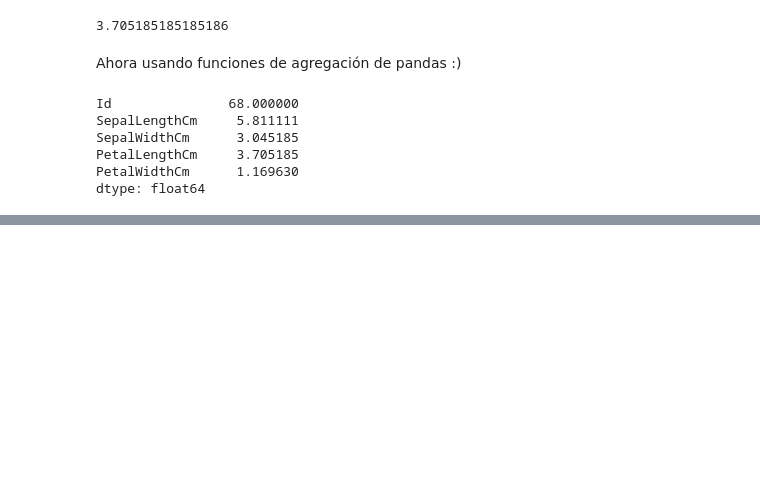
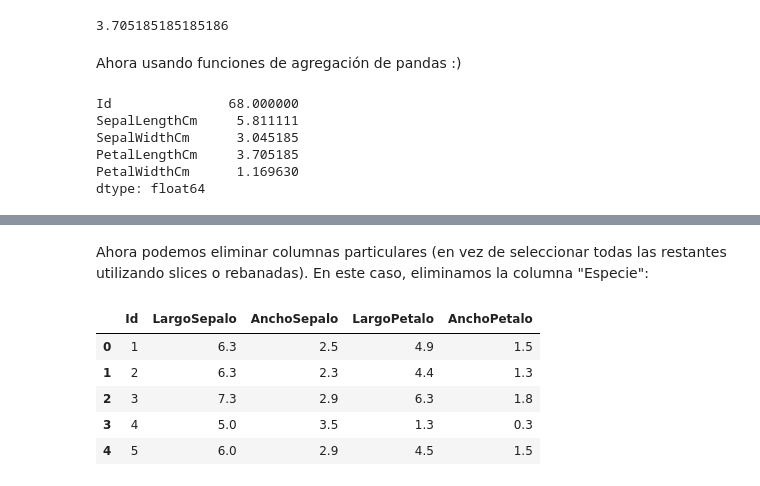
Before and after one commit to aboltCD/aboltCD, a Jupyter notebook: Pandas_Ejemplos.ipynb, the cells around one changed output, grey strips where cells are left out. Drawn from its saved outputs; the diff is of its cells as text; code cells hidden in the pictures; blank space fills up the shorter version.

```diff
--- a/Pandas_Ejemplos.ipynb
+++ b/Pandas_Ejemplos.ipynb
@@ -111,0 +147,12 @@ dtype: float64
+# %% [markdown]
+Ahora podemos eliminar columnas particulares (en vez de seleccionar todas las restantes utilizando slices o rebanadas). En este caso, eliminamos la columna "Especie":
+# %%
+iris_mod2 = iris_mod.drop(columns=['Especie'])
+iris_mod2.head()
+# %% [output]
+|  | Id | LargoSepalo | AnchoSepalo | LargoPetalo | AnchoPetalo |
+| 0 | 1 | 6.3 | 2.5 | 4.9 | 1.5 |
+| 1 | 2 | 6.3 | 2.3 | 4.4 | 1.3 |
+| 2 | 3 | 7.3 | 2.9 | 6.3 | 1.8 |
+| 3 | 4 | 5.0 | 3.5 | 1.3 | 0.3 |
+| 4 | 5 | 6.0 | 2.9 | 4.5 | 1.5 |
```
Also changed, not shown: parts of 11 cells of this notebook.
